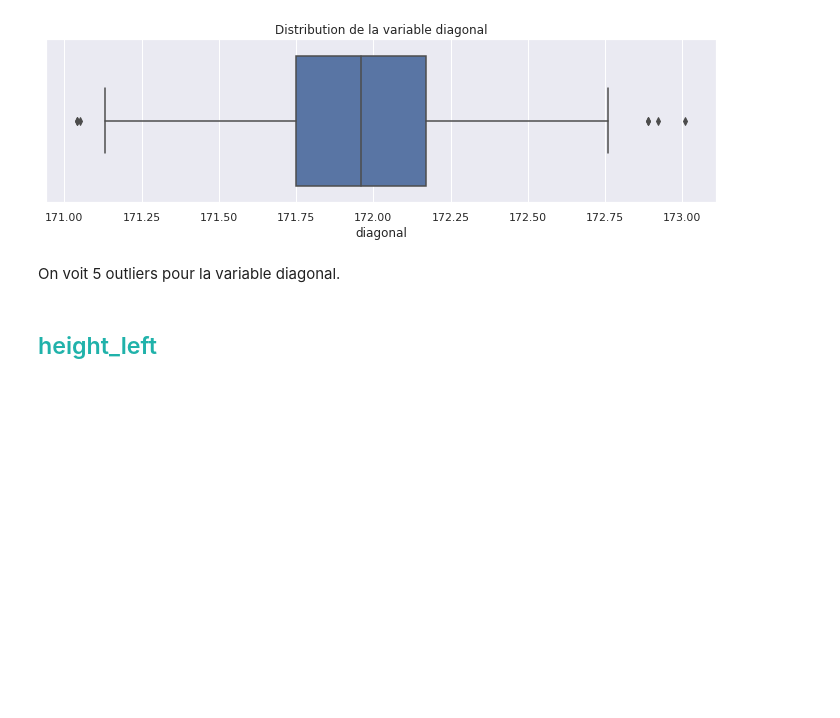
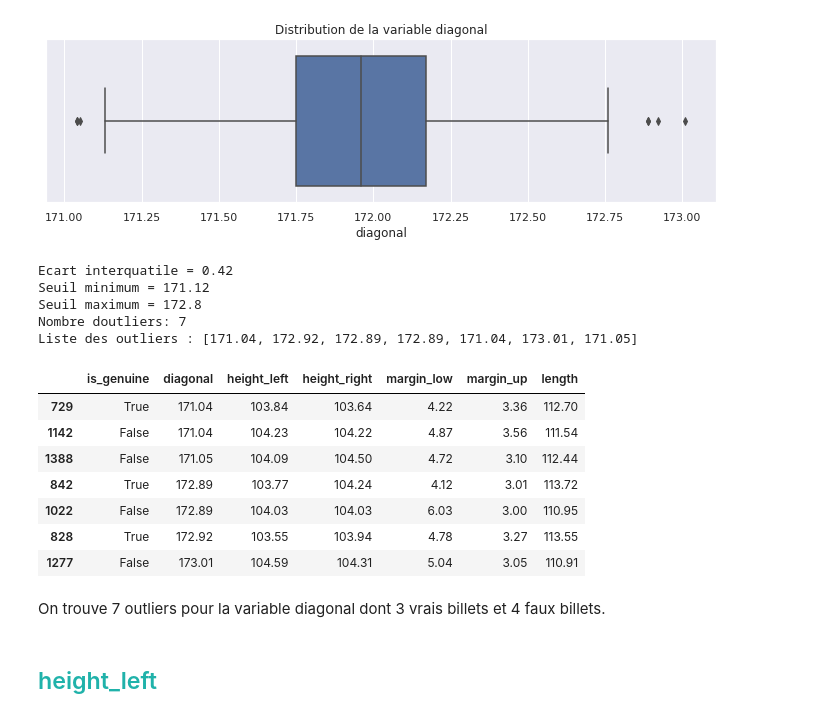
Before and after one commit to Randasabag/Detectez-des-faux-billets-avec-R-ou-Python, a Jupyter notebook: P10.ipynb, the cells around one changed output. Saved outputs shown, nothing was run; the diff lists cells and outputs as text; code cells hidden in the pictures; blank space fills up the shorter version.

```diff
--- a/P10.ipynb
+++ b/P10.ipynb
@@ -241,0 +263,21 @@ plt.show
+# %%
+#affichage des outliers
+liste_outliers(df_billets, 'diagonal')
+# %% [output]
+Ecart interquatile = 0.42
+Seuil minimum = 171.12
+Seuil maximum = 172.8
+Nombre doutliers: 7
+Liste des outliers : [171.04, 172.92, 172.89, 172.89, 171.04, 173.01, 171.05]
+# %%
+l=[171.04, 172.92, 172.89, 172.89, 171.04, 173.01, 171.05]
+df_billets[df_billets['diagonal'].isin (l)].sort_values('diagonal')
+# %% [output]
+|  | is_genuine | diagonal | height_left | height_right | margin_low | margin_up | length |
+| 729 | True | 171.04 | 103.84 | 103.64 | 4.22 | 3.36 | 112.70 |
+| 1142 | False | 171.04 | 104.23 | 104.22 | 4.87 | 3.56 | 111.54 |
+| 1388 | False | 171.05 | 104.09 | 104.50 | 4.72 | 3.10 | 112.44 |
+| 842 | True | 172.89 | 103.77 | 104.24 | 4.12 | 3.01 | 113.72 |
+| 1022 | False | 172.89 | 104.03 | 104.03 | 6.03 | 3.00 | 110.95 |
+| 828 | True | 172.92 | 103.55 | 103.94 | 4.78 | 3.27 | 113.55 |
+| 1277 | False | 173.01 | 104.59 | 104.31 | 5.04 | 3.05 | 110.91 |
@@ -242,5 +287,5 @@ plt.show
 # %% [markdown]
-On voit 5 outliers pour la variable diagonal.
+On trouve 7 outliers pour la variable diagonal dont 3 vrais billets et 4 faux billets.
 # %% [markdown]
 ## <a name="C11"><font color='LightSeaGreen'>height_left</font></a>
 # %%
```
Also changed, not shown: parts of 19 cells of this notebook.
